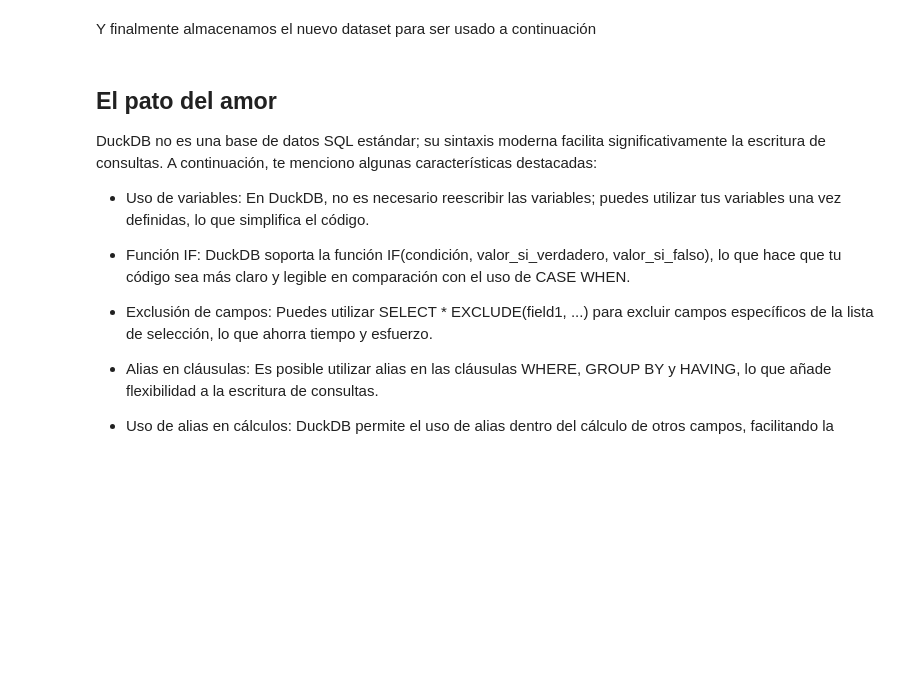
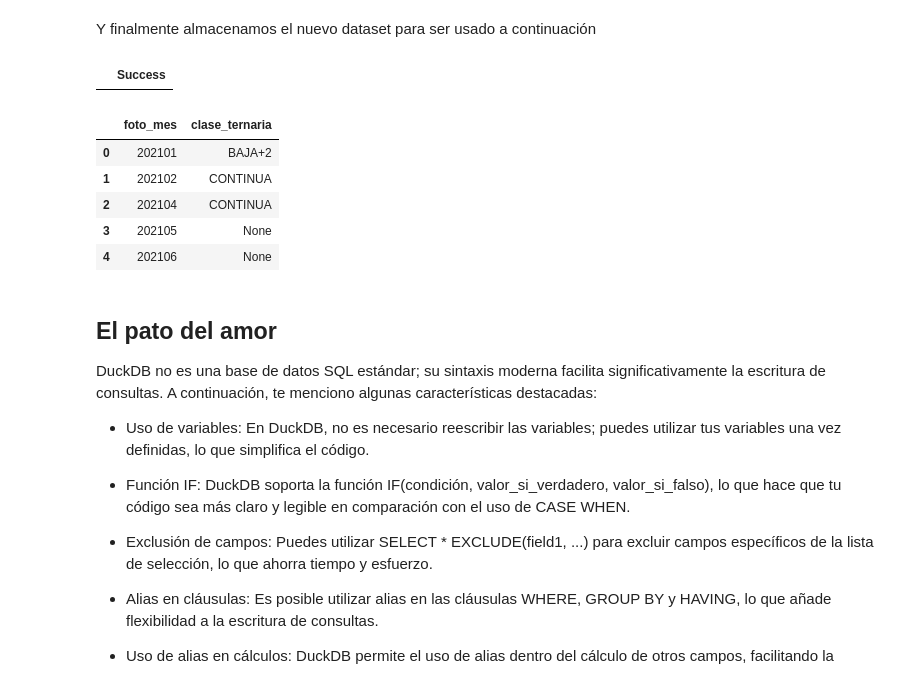
Before and after one commit to dmecoyfin/dmeyf2024, a Jupyter notebook: src/monday/z201_SQL_con_clase.ipynb, the cells around one changed output. Cells and saved outputs as stored; diff of their text form; code cells hidden in the pictures; blank space fills up the shorter version.

Commit message:
Acomodo sql para clase ternaria

```diff
--- a/src/monday/z201_SQL_con_clase.ipynb
+++ b/src/monday/z201_SQL_con_clase.ipynb
@@ -191,7 +320,22 @@ GROUP BY foto_mes
 # %% [markdown]
 Y finalmente almacenamos el nuevo dataset para ser usado a continuación
 # %%
-%%sql COPY competencia_01 TO '{{dataset_path}}competencia_01.csv' (FORMAT CSV, HEADER)
+%%sql
+COPY competencia_01 TO '{{dataset_path}}competencia_01.csv' (FORMAT CSV, HEADER)
+# %% [output]
+|  | Success |
+# %%
+%%sql
+select foto_mes,clase_ternaria from competencia_01 c
+where c.numero_de_cliente = 304051318
+order by foto_mes
+# %% [output]
+|  | foto_mes | clase_ternaria |
+| 0 | 202101 | BAJA+2 |
+| 1 | 202102 | CONTINUA |
+| 2 | 202104 | CONTINUA |
+| 3 | 202105 | None |
+| 4 | 202106 | None |
 # %% [markdown]
 
 ## El pato del amor
```
Also changed, not shown: parts of 19 cells of this notebook.
